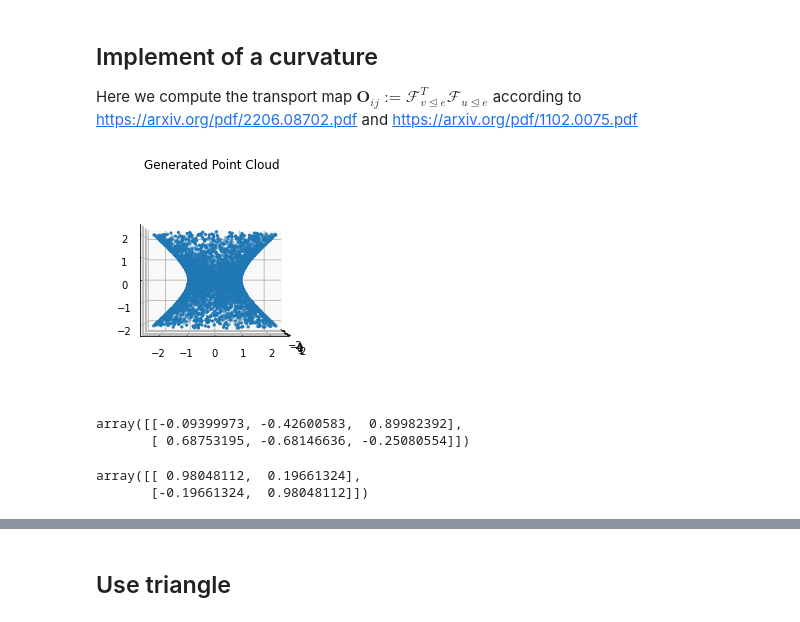
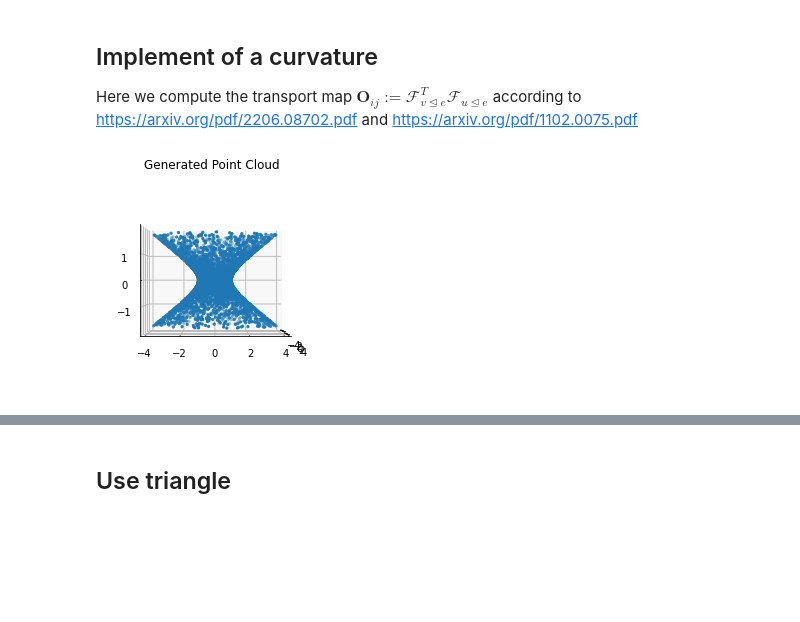
Before and after one commit to ZhangKaly/Principal-Curvature, a Jupyter notebook: notebooks/2.3-kz-hyperboloid.ipynb, the cells around one changed output, grey strips where cells are left out. Saved outputs shown, nothing was run; the diff lists cells and outputs as text; code cells hidden in the pictures; blank space fills up the shorter version.

Commit message:
hyperboloid

```diff
--- a/notebooks/2.3-kz-hyperboloid.ipynb
+++ b/notebooks/2.3-kz-hyperboloid.ipynb
@@ -14,29 +14,29 @@ import pandas as pd
 # %%
 def generate_hyperboloid_cloud(a, b, c, num_points=5000):
 
-    u = np.random.uniform(-1.5,1.5,num_points)
-    v = np.random.uniform(0, 2*np.pi, num_points)
+    u = np.random.uniform(-2,2,num_points)
+    v = np.random.uniform(0, 2 * np.pi, num_points)
 
     x = a*np.cosh(u)*np.cos(v)
     y = b*np.cosh(u)*np.sin(v)
     z = c*np.sinh(u)
 
     return np.column_stack((x, y, z))
 
 
 np.random.seed(40)
 # Generate a sphere point cloud with 1000 points and radius 1
-hyperboloid = generate_hyperboloid_cloud(1, 1, 1)
+hyperboloid = generate_hyperboloid_cloud(1, 1, 0.5)
 
 # Visualize the point cloud
 fig = plt.figure()
 ax = fig.add_subplot(111, projection='3d')
 ax.scatter(hyperboloid[:, 0], hyperboloid[:, 1], hyperboloid[:, 2], s=5)
 ax.set_title("Generated Point Cloud")
 ax.view_init(0, 0)
 plt.show()
 # %% [output]
-[figure, old version]
+[figure, new version]
 # %%
 def sub_vectors_between(set_vectors, a, b):
     # this function selects a set of vectors whose entries are between a and b
@@ -108,5 +104,0 @@ ep_neighbor, tau_neighbor, tau_epsilon_neighbor, O=find_basis(sphere_cloud,
-# %%
-O[1]
-# %% [output]
-array([[-0.09399973, -0.42600583,  0.89982392],
-       [ 0.68753195, -0.68146636, -0.25080554]])
@@ -116,8 +104,0 @@ ep_neighbor, tau_neighbor, tau_epsilon_neighbor, O=find_basis(sphere_cloud,
-# %%
-O[1] @ O[2].T
-U, S, VT = np.linalg.svd(O[1] @ O[2].T, full_matrices = False)
-O_ij = U @ VT
-O_ij
-# %% [output]
-array([[ 0.98048112,  0.19661324],
-       [-0.19661324,  0.98048112]])
```
Also changed, not shown: parts of 12 cells of this notebook.
